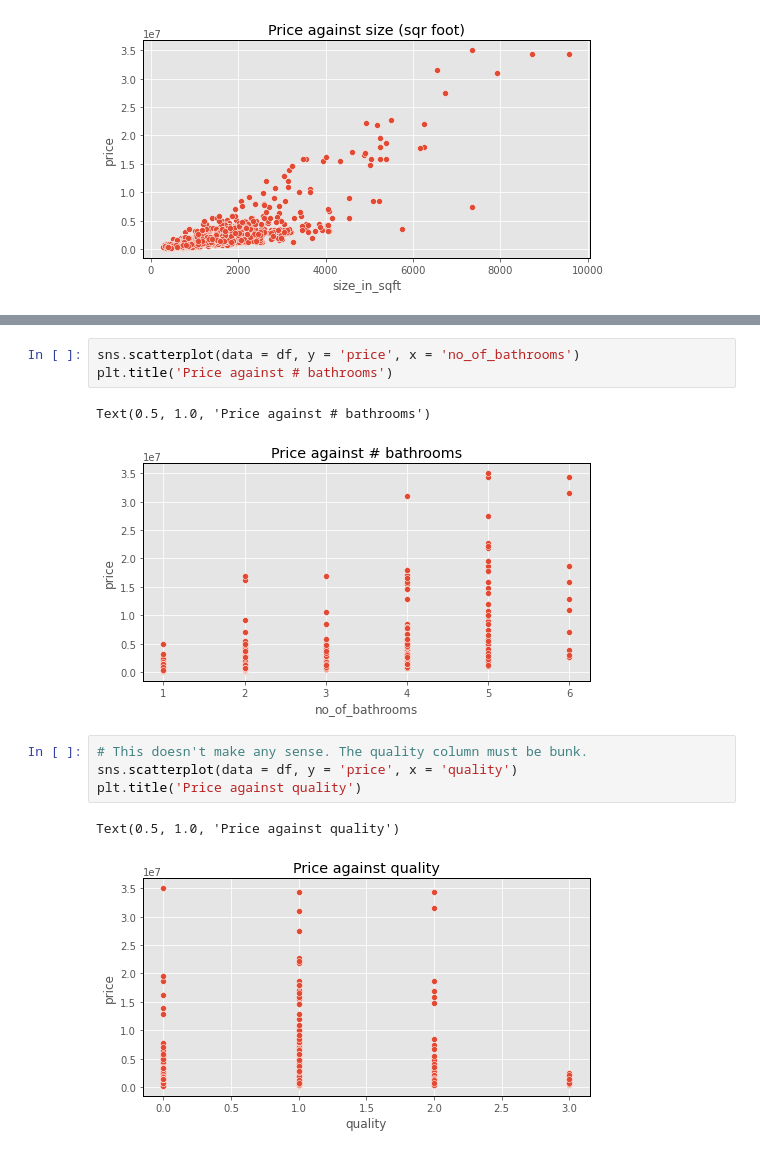
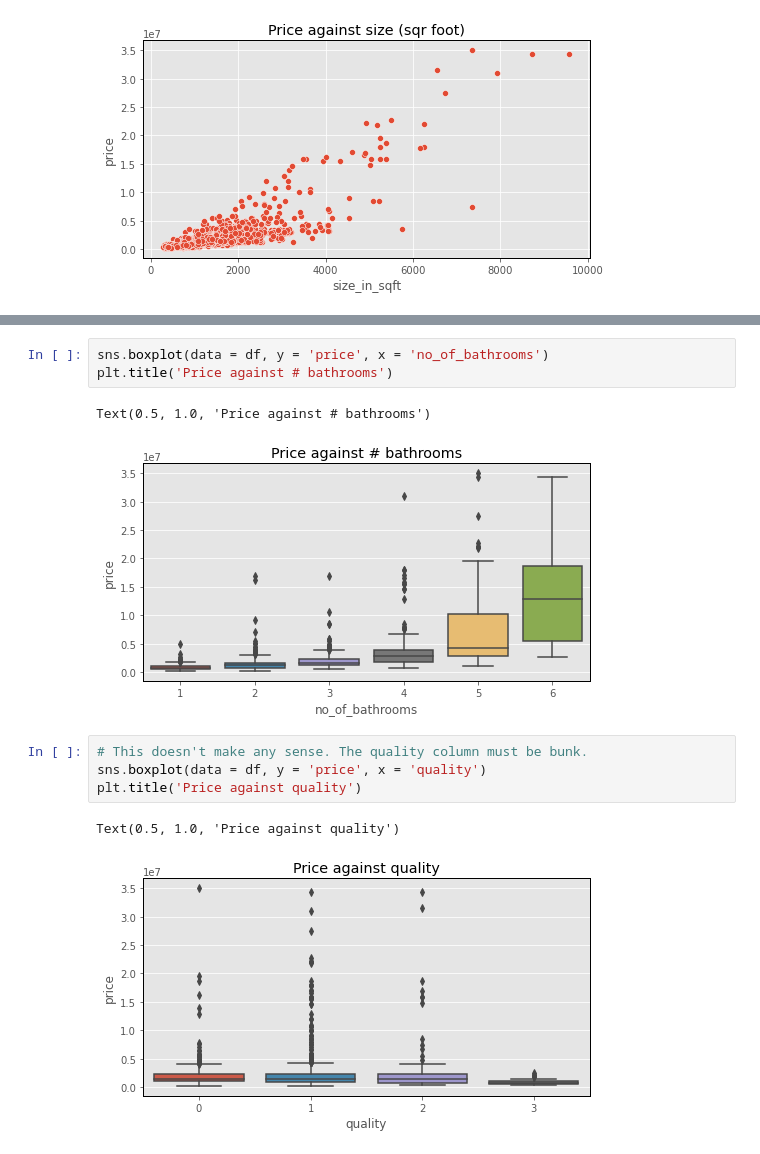
Before and after one commit to FardinAhsan146/DubaiHousingPriceDS, a Jupyter notebook: dataexploration_nb1.ipynb, the cells around one changed output, grey strips where cells are left out. Saved outputs shown, nothing was run; the diff lists cells and outputs as text.

```diff
--- a/dataexploration_nb1.ipynb
+++ b/dataexploration_nb1.ipynb
@@ -116,13 +112,13 @@ Text(0.5, 1.0, 'Price against # bedrooms')
 # %%
-sns.scatterplot(data = df, y = 'price', x = 'no_of_bathrooms')
+sns.boxplot(data = df, y = 'price', x = 'no_of_bathrooms')
 plt.title('Price against # bathrooms')
 # %% [output]
 Text(0.5, 1.0, 'Price against # bathrooms')
-[figure, old version]
+[figure, new version]
 # %%
 # This doesn't make any sense. The quality column must be bunk.
-sns.scatterplot(data = df, y = 'price', x = 'quality')
+sns.boxplot(data = df, y = 'price', x = 'quality')
 plt.title('Price against quality')
 # %% [output]
 Text(0.5, 1.0, 'Price against quality')
-[figure, old version]
+[figure, new version]
```
Also changed, not shown: parts of 10 cells of this notebook.
